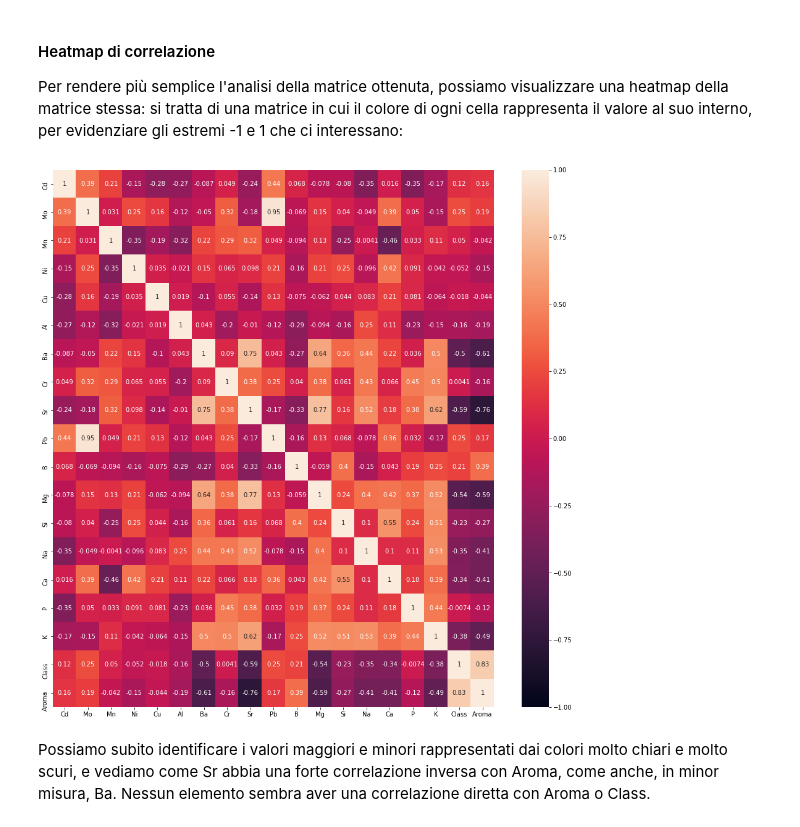
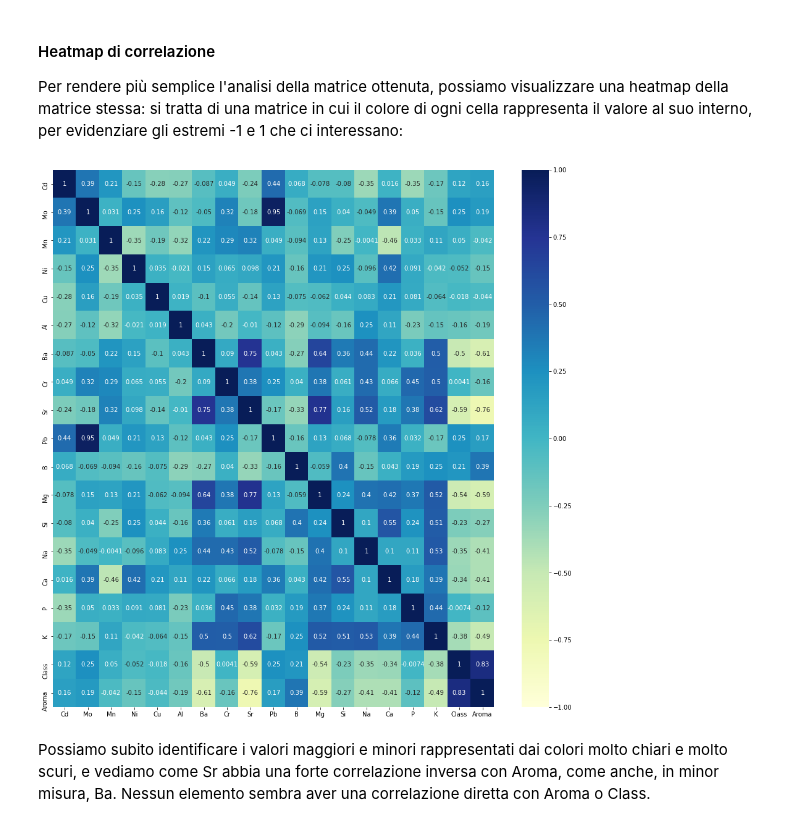
Before and after one commit to YeasterEgg/jupyter-stuff, a Jupyter notebook: TAM/TAM.ipynb, the cells around one changed output. Cells and saved outputs as stored; diff of their text form; code cells hidden in the pictures.

```diff
--- a/TAM/TAM.ipynb
+++ b/TAM/TAM.ipynb
@@ -242,9 +251,9 @@ scaled_df.corr()
 Per rendere più semplice l'analisi della matrice ottenuta, possiamo visualizzare una heatmap della matrice stessa: si tratta di una matrice in cui il colore di ogni cella rappresenta il valore al suo interno, per evidenziare gli estremi -1 e 1 che ci interessano:
 # %%
 plt.rcParams["figure.figsize"] = (16, 16)
-ax = sns.heatmap(scaled_df.corr(), annot=True, vmin=-1, vmax=1)
+ax = sns.heatmap(scaled_df.corr(), annot=True, vmin=-1, vmax=1 ,cmap="YlGnBu")
 # %% [output]
-[figure, old version]
+[figure, new version]
 # %% [markdown]
 Possiamo subito identificare i valori maggiori e minori rappresentati dai colori molto chiari e molto scuri, e vediamo come Sr abbia una forte correlazione inversa con Aroma, come anche, in minor misura, Ba. Nessun elemento sembra aver una correlazione diretta con Aroma o Class.
 # %% [markdown]
```
Also changed, not shown: parts of 50 cells of this notebook, 1 other file.
